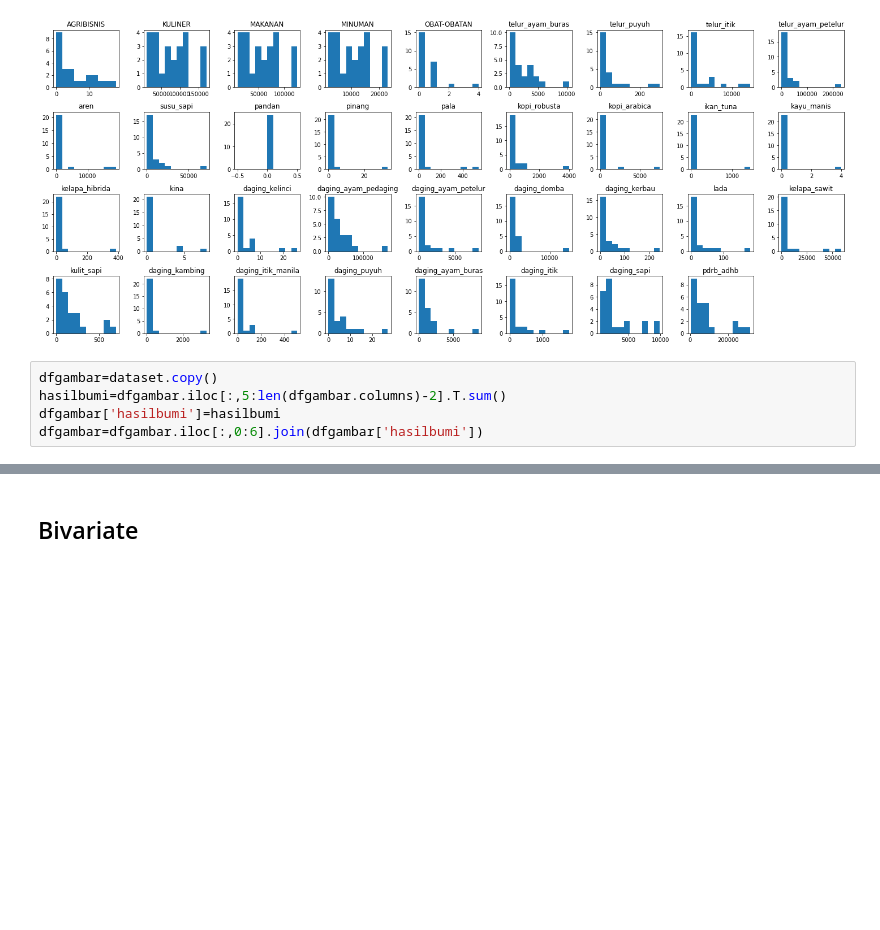
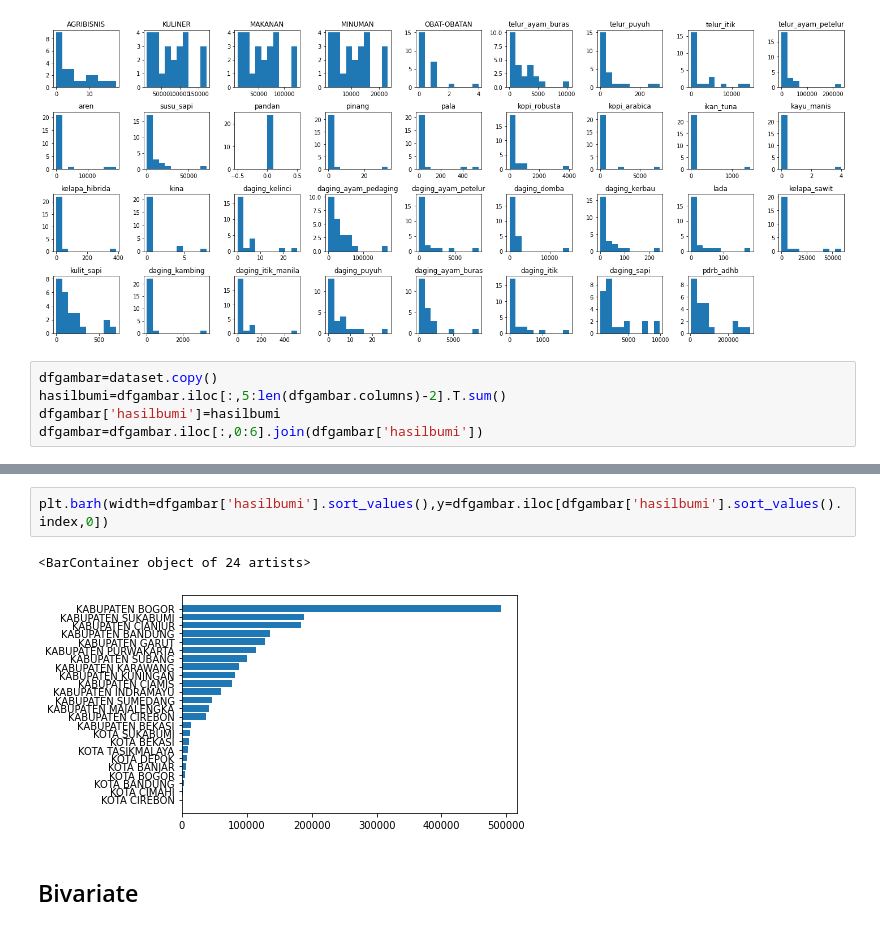
Before and after one commit to rampagezero/Project-TSDN, a Jupyter notebook: UMKM dan Hasil Bumi (1) (1).ipynb, the cells around one changed output, grey strips where cells are left out. Saved outputs shown, nothing was run; the diff lists cells and outputs as text; blank space fills up the shorter version.

```diff
--- a/UMKM dan Hasil Bumi (1) (1).ipynb
+++ b/UMKM dan Hasil Bumi (1) (1).ipynb
@@ -410,3 +428,8 @@ dfgambar=dfgambar.iloc[:,0:6].join(dfgambar['hasilbumi'])
+# %%
+plt.barh(width=dfgambar['hasilbumi'].sort_values(),y=dfgambar.iloc[dfgambar['hasilbumi'].sort_values().index,0])
+# %% [output]
+<BarContainer object of 24 artists>
+[figure, added]
 # %% [markdown]
 ## Bivariate
 # %%
```
Also changed, not shown: parts of 2 cells of this notebook.
